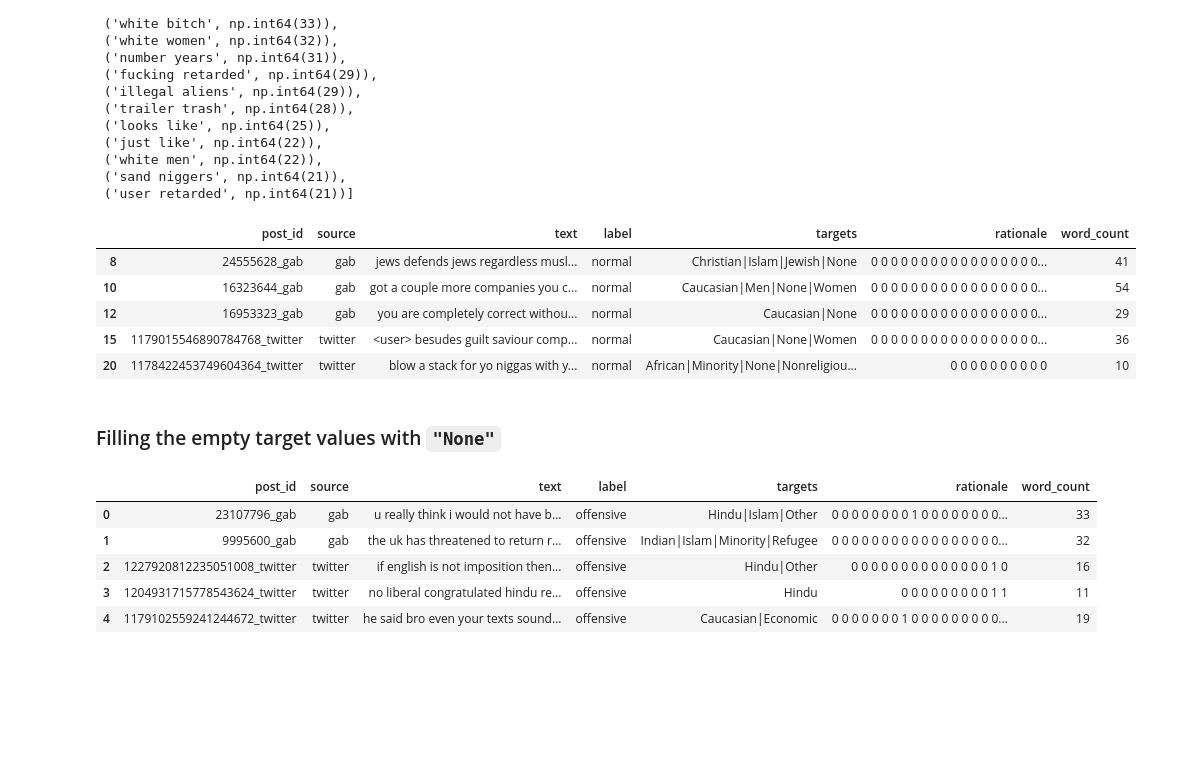
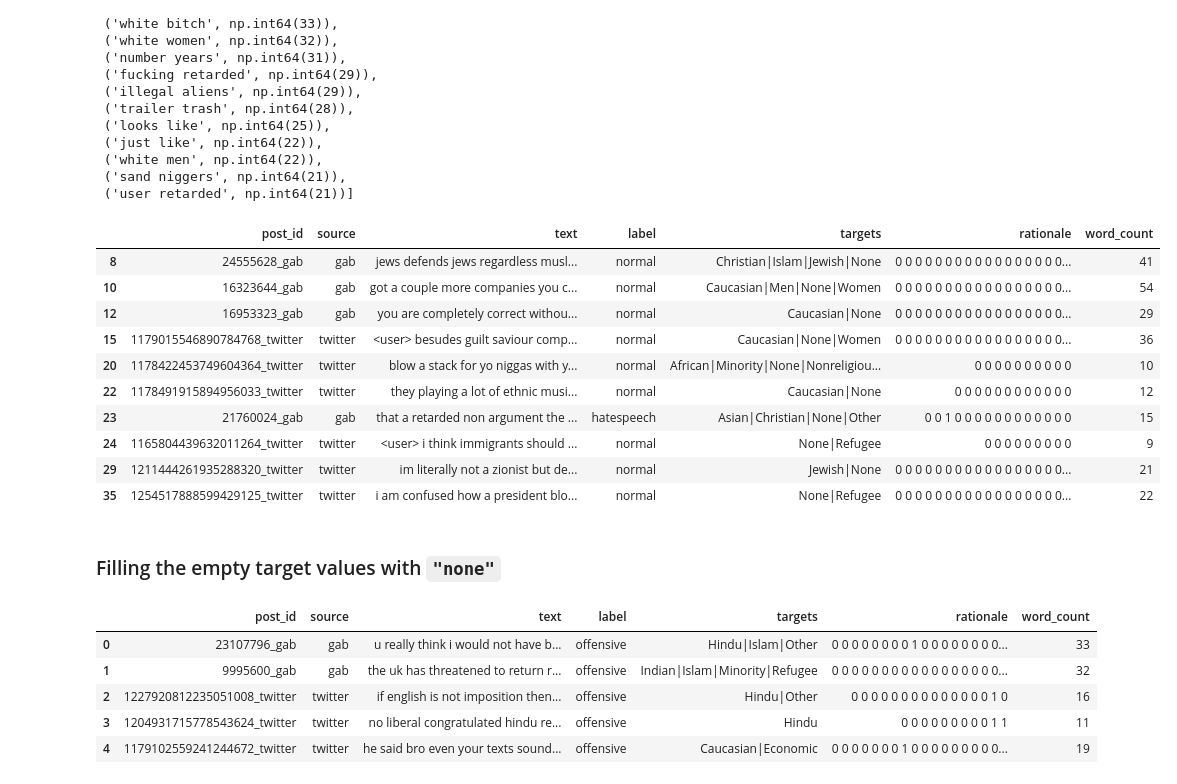
Before and after one commit to idk-jatin/Xai-moderator, a Jupyter notebook: notebooks/eda.ipynb, the cells around one changed output. Cells and saved outputs as stored; diff of their text form; code cells hidden in the pictures; blank space fills up the shorter version.

````diff
--- a/notebooks/eda.ipynb
+++ b/notebooks/eda.ipynb
@@ -18,9 +18,9 @@ from sklearn.feature_extraction.text import CountVectorizer
 # %% [markdown]
 ## Loading the datasets
 # %%
-train_df = pd.read_csv("../data/processed/train.csv")
-val_df   = pd.read_csv("../data/processed/val.csv")
-test_df  = pd.read_csv("../data/processed/test.csv")
+train_df = pd.read_csv("../data/raw/train.csv")
+val_df   = pd.read_csv("../data/raw/val.csv")
+test_df  = pd.read_csv("../data/raw/test.csv")
 
 train_df.head()
 # %% [output]
@@ -193,14 +191,19 @@ off_bigram_freq[:15]
  ('sand niggers', np.int64(21)),
  ('user retarded', np.int64(21))]
 # %%
-train_df[train_df.targets.str.contains('None', na=False)].head()
+train_df[train_df.targets.str.contains('None', na=False)].head(10)
 # %% [output]
 |  | post_id | source | text | label | targets | rationale | word_count |
 | 8 | 24555628_gab | gab | jews defends jews regardless musl... | normal | Christian|Islam|Jewish|None | 0 0 0 0 0 0 0 0 0 0 0 0 0 0 0 0 0... | 41 |
 | 10 | 16323644_gab | gab | got a couple more companies you c... | normal | Caucasian|Men|None|Women | 0 0 0 0 0 0 0 0 0 0 0 0 0 0 0 0 0... | 54 |
 | 12 | 16953323_gab | gab | you are completely correct withou... | normal | Caucasian|None | 0 0 0 0 0 0 0 0 0 0 0 0 0 0 0 0 0... | 29 |
 | 15 | 1179015546890784768_twitter | twitter | <user> besudes guilt saviour comp... | normal | Caucasian|None|Women | 0 0 0 0 0 0 0 0 0 0 0 0 0 0 0 0 0... | 36 |
 | 20 | 1178422453749604364_twitter | twitter | blow a stack for yo niggas with y... | normal | African|Minority|None|Nonreligiou... | 0 0 0 0 0 0 0 0 0 0 | 10 |
+| 22 | 1178491915894956033_twitter | twitter | they playing a lot of ethnic musi... | normal | Caucasian|None | 0 0 0 0 0 0 0 0 0 0 0 0 | 12 |
+| 23 | 21760024_gab | gab | that a retarded non argument the ... | hatespeech | Asian|Christian|None|Other | 0 0 1 0 0 0 0 0 0 0 0 0 0 0 0 | 15 |
+| 24 | 1165804439632011264_twitter | twitter | <user> i think immigrants should ... | normal | None|Refugee | 0 0 0 0 0 0 0 0 0 | 9 |
+| 29 | 1211444261935288320_twitter | twitter | im literally not a zionist but de... | normal | Jewish|None | 0 0 0 0 0 0 0 0 0 0 0 0 0 0 0 0 0... | 21 |
+| 35 | 1254517888599429125_twitter | twitter | i am confused how a president blo... | normal | None|Refugee | 0 0 0 0 0 0 0 0 0 0 0 0 0 0 0 0 0... | 22 |
 # %% [markdown]
-### Filling the empty target values with ``` "None" ```
+### Filling the empty target values with ``` "none" ```
 # %%
````
Also changed, not shown: parts of 6 cells of this notebook, 11 other files.
